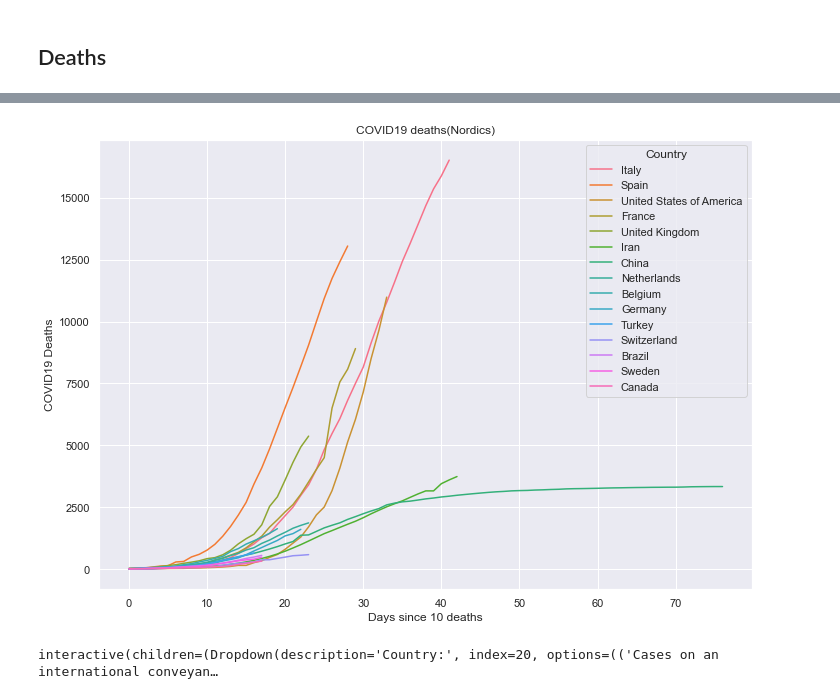
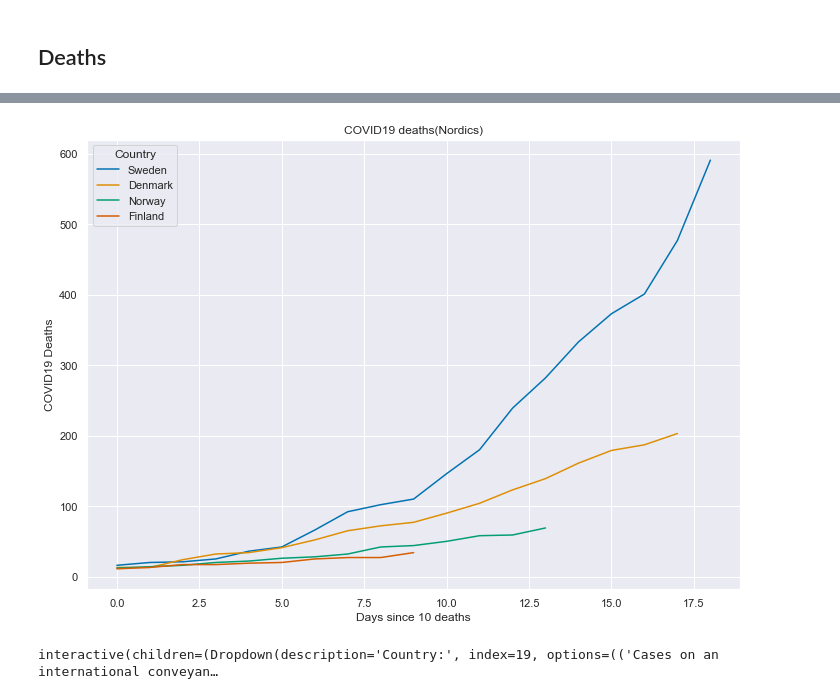
Before and after one commit to k0nserv/covid19, a Jupyter notebook: Per Country Analysis.ipynb, the cells around one changed output, grey strips where cells are left out. Cells and saved outputs as stored; diff of their text form; code cells hidden in the pictures.

```diff
--- a/Per Country Analysis.ipynb
+++ b/Per Country Analysis.ipynb
@@ -334,28 +334,28 @@ plt.show()
 # %%
 countries = aggregated.sort_values(by=['deaths'], ascending=False)
 countries = rank_index(countries)
 
 countries = countries['geo_id'].head(15)
-#countries = ['SE', 'DK', 'NO', 'FI']
+countries = ['SE', 'DK', 'NO', 'FI']
 frames = [deaths_per_100k_over_time(country, df) for country in countries]
 plot_df = pd.concat(frames)
 
 ax = sns.lineplot(
     x=plot_df.index,
     y='cum_deaths',
     hue='geo_name',
     legend='full',
     data=plot_df
 )
 ax.set(title='COVID19 deaths(Nordics)')
 ax.set(xlabel='Days since 10 deaths')
 ax.set(ylabel='COVID19 Deaths')
 labels = ax.get_legend().get_texts()
 ax.legend(title='Country', loc='best', labels=[label.get_text() for label in labels[1:]])
 
 plt.show()
 # %% [output]
-[figure, old version]
+[figure, new version]
 # %%
 @widgets.interact(
     country_code=widgets.Dropdown(
@@ -440,4 +440,4 @@ def plot(country_code, threshold=10):
         ax.set(xlabel=f"Days since {threshold} deaths")
         ax.set(ylabel=plot_data['ylabel'])
 # %% [output]
-interactive(children=(Dropdown(description='Country:', index=20, options=(('Cases on an international conveyan…
+interactive(children=(Dropdown(description='Country:', index=19, options=(('Cases on an international conveyan…
```
Also changed, not shown: parts of 8 cells of this notebook.
